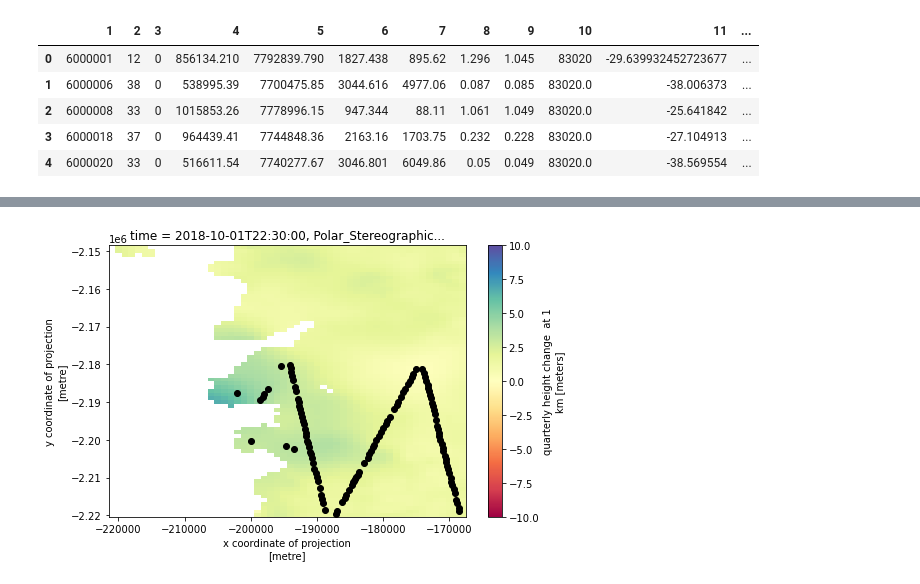
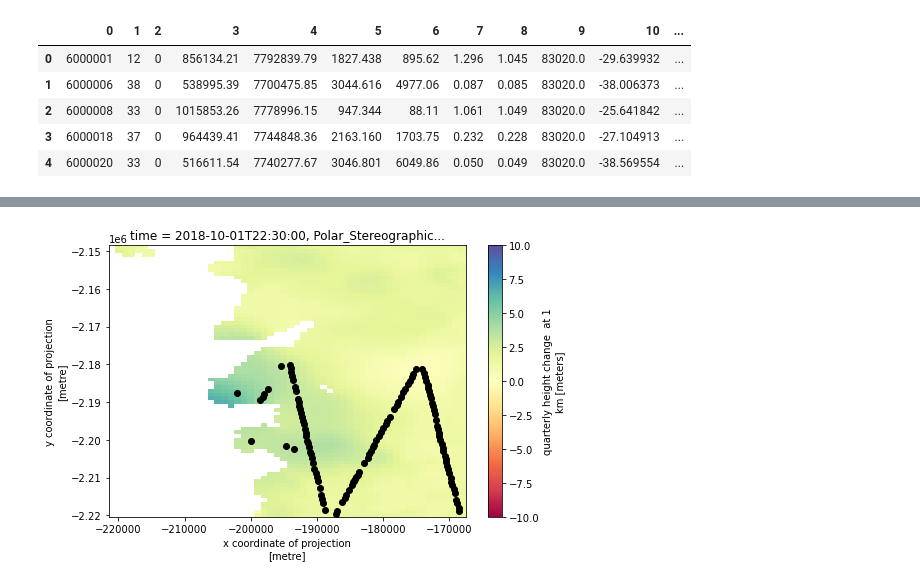
Before and after one commit to hui-97/Greenland_mass_balance_2022, a Jupyter notebook: IS2ATL15_SERAC_comparison.ipynb, the cells around one changed output, grey strips where cells are left out. Saved outputs shown, nothing was run; the diff lists cells and outputs as text; code cells hidden in the pictures.

```diff
--- a/IS2ATL15_SERAC_comparison.ipynb
+++ b/IS2ATL15_SERAC_comparison.ipynb
@@ -22,23 +21,28 @@ header, df = SERAC.return_raw()
 # %%
+tile_id = 6
+SERAC = ProcessSERAC.Read(SERAC_dir+"TimeSeriesTile"+str(tile_id)+"_partitioned.txt", max_col_count = 14)
+
+header, df = SERAC.return_raw()
+
 X = []
 Y = []
 transformer = Transformer.from_crs("epsg:4326", "epsg:3413", always_xy=True)
 
 for i in range(len(header)):
     x_source = header.iloc[i,10]
     y_source = header.iloc[i,11]
     x, y = transformer.transform(x_source, y_source)
     X.append(x)
     Y.append(y)
 
 header['X'] = X
 header['Y'] = Y
 
 header.head()
 # %% [output]
-|  | 1 | 2 | 3 | 4 | 5 | 6 | 7 | 8 | 9 | 10 | 11 | ... |
-| 0 | 6000001 | 12 | 0 | 856134.210 | 7792839.790 | 1827.438 | 895.62 | 1.296 | 1.045 | 83020 | -29.639932452723677 | ... |
+|  | 0 | 1 | 2 | 3 | 4 | 5 | 6 | 7 | 8 | 9 | 10 | ... |
+| 0 | 6000001 | 12 | 0 | 856134.21 | 7792839.79 | 1827.438 | 895.62 | 1.296 | 1.045 | 83020.0 | -29.639932 | ... |
 | 1 | 6000006 | 38 | 0 | 538995.39 | 7700475.85 | 3044.616 | 4977.06 | 0.087 | 0.085 | 83020.0 | -38.006373 | ... |
 | 2 | 6000008 | 33 | 0 | 1015853.26 | 7778996.15 | 947.344 | 88.11 | 1.061 | 1.049 | 83020.0 | -25.641842 | ... |
-| 3 | 6000018 | 37 | 0 | 964439.41 | 7744848.36 | 2163.16 | 1703.75 | 0.232 | 0.228 | 83020.0 | -27.104913 | ... |
-| 4 | 6000020 | 33 | 0 | 516611.54 | 7740277.67 | 3046.801 | 6049.86 | 0.05 | 0.049 | 83020.0 | -38.569554 | ... |
+| 3 | 6000018 | 37 | 0 | 964439.41 | 7744848.36 | 2163.160 | 1703.75 | 0.232 | 0.228 | 83020.0 | -27.104913 | ... |
+| 4 | 6000020 | 33 | 0 | 516611.54 | 7740277.67 | 3046.801 | 6049.86 | 0.050 | 0.049 | 83020.0 | -38.569554 | ... |
```
Also changed, not shown: parts of 9 cells of this notebook, 1 other file.
